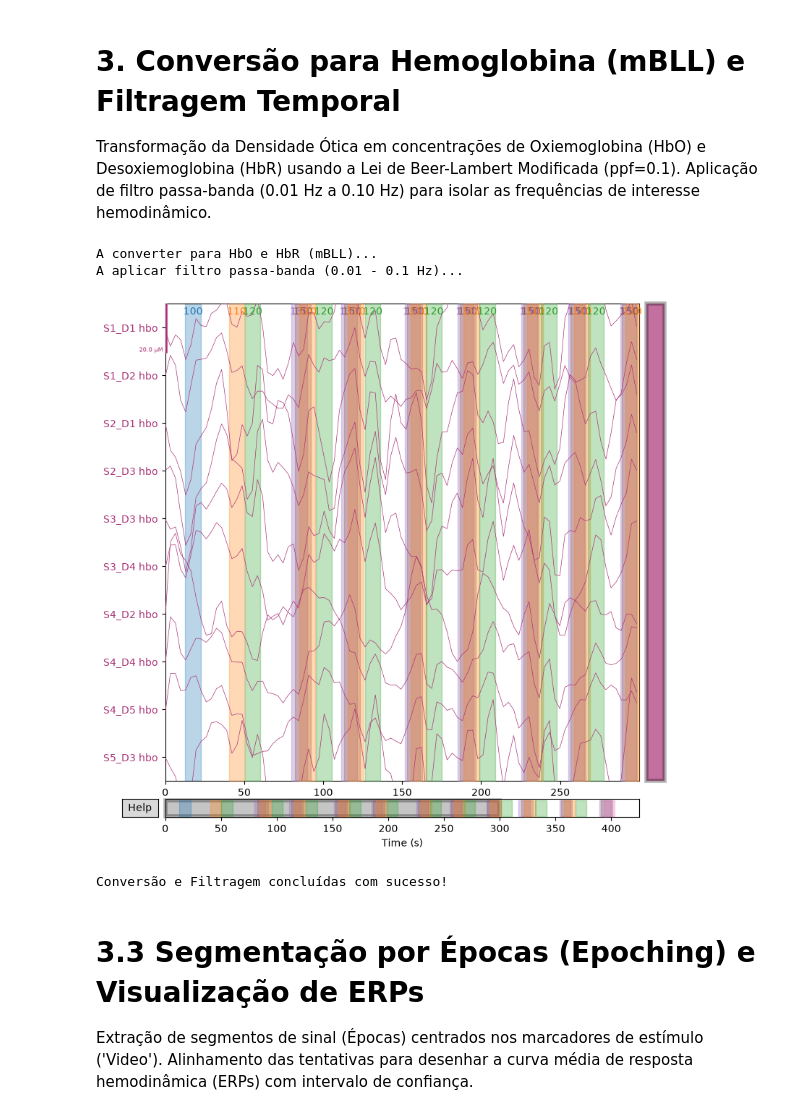
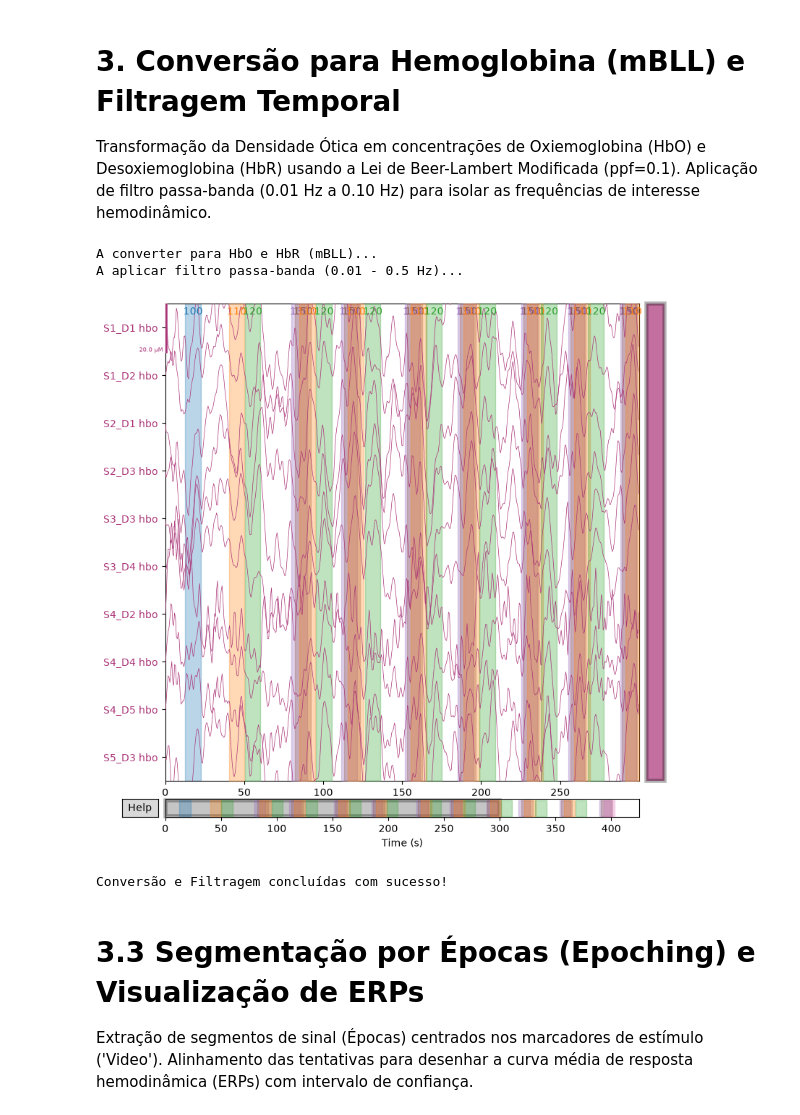
Before and after one commit to brunodireito/NIRS-UC-UMAD, a Jupyter notebook: scripts/6.a_fnirs_single_subject_DM.ipynb, the cells around one changed output. Saved outputs shown, nothing was run; the diff lists cells and outputs as text; code cells hidden in the pictures.

```diff
--- a/scripts/6.a_fnirs_single_subject_DM.ipynb
+++ b/scripts/6.a_fnirs_single_subject_DM.ipynb
@@ -165,38 +165,38 @@ Transformação da Densidade Ótica em concentrações de Oxiemoglobina (HbO) e
 # Definir parâmetros baseados no teu relatório metodológico
 PPF = 0.1
 LOW_CUTOFF_HZ = 0.01
-HIGH_CUTOFF_HZ = 0.10
+HIGH_CUTOFF_HZ = 0.5
 
 # 3.1 Lei de Beer-Lambert Modificada (mBLL)
 print("A converter para HbO e HbR (mBLL)...")
 raw_haemo = mne.preprocessing.nirs.beer_lambert_law(
     raw_od_ssr,
     ppf=PPF,
 )
 
 # 3.2 Filtragem Temporal (IIR)
 print(f"A aplicar filtro passa-banda ({LOW_CUTOFF_HZ} - {HIGH_CUTOFF_HZ} Hz)...")
 raw_filtrado = raw_haemo.filter(
     l_freq=LOW_CUTOFF_HZ,
     h_freq=HIGH_CUTOFF_HZ,
     method="iir",
     verbose=False,
 )
 
 # Desenhar o sinal final de HbO e HbR após a filtragem
 # Vamos usar o pick_types para selecionar apenas alguns canais de HbO para visualização limpa
 picks_hbo = mne.pick_types(raw_filtrado.info, fnirs='hbo')
 fig_haemo = raw_filtrado.plot(
     picks=picks_hbo[:10], # Mostra os primeiros 10 canais de HbO
     duration=300
 )
 plt.show()
 
 print("\nConversão e Filtragem concluídas com sucesso!")
 # %% [output]
 A converter para HbO e HbR (mBLL)...
-A aplicar filtro passa-banda (0.01 - 0.1 Hz)...
+A aplicar filtro passa-banda (0.01 - 0.5 Hz)...
-[figure, old version]
+[figure, new version]
 Conversão e Filtragem concluídas com sucesso!
 # %% [markdown]
 # 3.3 Segmentação por Épocas (Epoching) e Visualização de ERPs
```
Also changed, not shown: parts of 11 cells of this notebook, 5 other files.
